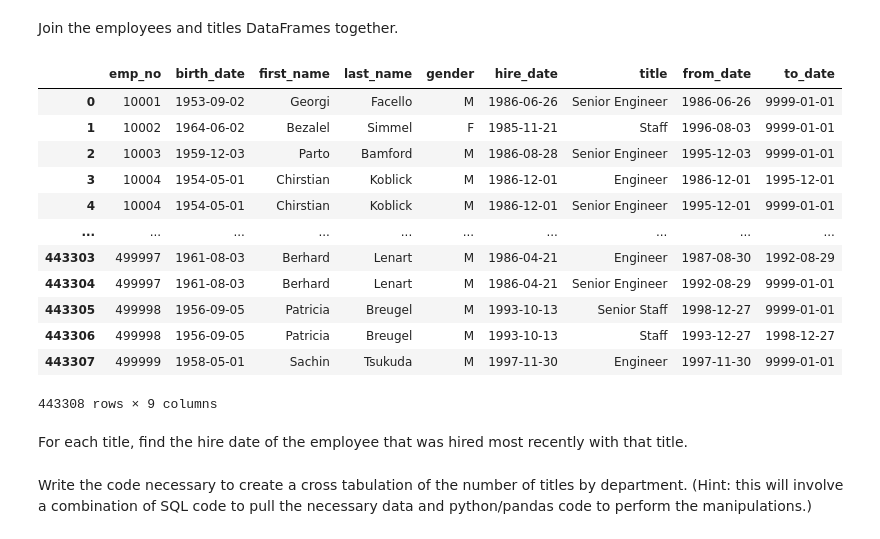
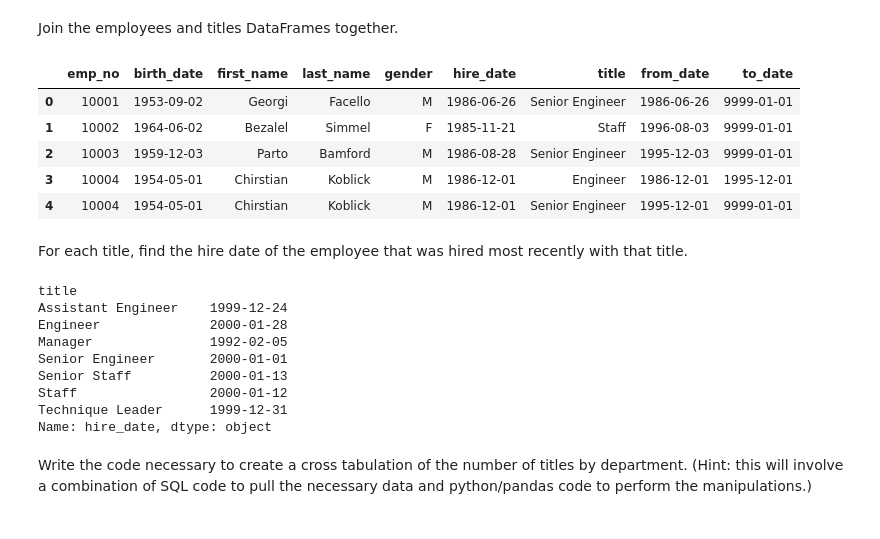
Before and after one commit to lewisalexia/numpy-pandas-visualization-exercises, a Jupyter notebook: advanced_dataframes.ipynb, the cells around one changed output. Saved outputs shown, nothing was run; the diff lists cells and outputs as text; code cells hidden in the pictures.

```diff
--- a/advanced_dataframes.ipynb
+++ b/advanced_dataframes.ipynb
@@ -583,28 +540,33 @@ Name: item_price, dtype: float64
 # %% [markdown]
 Join the employees and titles DataFrames together.
 # %%
-emp_titles = emp.merge(
-                        titles,\
-                        how='inner',\
-                        on='emp_no',\
-                        )
+et = emp.merge(
+                titles,\
+                how='inner',\
+                on='emp_no',\
+                )
 # %%
-emp_titles
+et.head()
 # %% [output]
 |  | emp_no | birth_date | first_name | last_name | gender | hire_date | title | from_date | to_date |
 | 0 | 10001 | 1953-09-02 | Georgi | Facello | M | 1986-06-26 | Senior Engineer | 1986-06-26 | 9999-01-01 |
 | 1 | 10002 | 1964-06-02 | Bezalel | Simmel | F | 1985-11-21 | Staff | 1996-08-03 | 9999-01-01 |
 | 2 | 10003 | 1959-12-03 | Parto | Bamford | M | 1986-08-28 | Senior Engineer | 1995-12-03 | 9999-01-01 |
 | 3 | 10004 | 1954-05-01 | Chirstian | Koblick | M | 1986-12-01 | Engineer | 1986-12-01 | 1995-12-01 |
 | 4 | 10004 | 1954-05-01 | Chirstian | Koblick | M | 1986-12-01 | Senior Engineer | 1995-12-01 | 9999-01-01 |
-| ... | ... | ... | ... | ... | ... | ... | ... | ... | ... |
-| 443303 | 499997 | 1961-08-03 | Berhard | Lenart | M | 1986-04-21 | Engineer | 1987-08-30 | 1992-08-29 |
-| 443304 | 499997 | 1961-08-03 | Berhard | Lenart | M | 1986-04-21 | Senior Engineer | 1992-08-29 | 9999-01-01 |
-| 443305 | 499998 | 1956-09-05 | Patricia | Breugel | M | 1993-10-13 | Senior Staff | 1998-12-27 | 9999-01-01 |
-| 443306 | 499998 | 1956-09-05 | Patricia | Breugel | M | 1993-10-13 | Staff | 1993-12-27 | 1998-12-27 |
-| 443307 | 499999 | 1958-05-01 | Sachin | Tsukuda | M | 1997-11-30 | Engineer | 1997-11-30 | 9999-01-01 |
-443308 rows × 9 columns
 # %% [markdown]
 For each title, find the hire date of the employee that was hired most recently with that title.
+# %%
+et.groupby('title').hire_date.max()
+# %% [output]
+title
+Assistant Engineer    1999-12-24
+Engineer              2000-01-28
+Manager               1992-02-05
+Senior Engineer       2000-01-01
+Senior Staff          2000-01-13
+Staff                 2000-01-12
+Technique Leader      1999-12-31
+Name: hire_date, dtype: object
 # %% [markdown]
 Write the code necessary to create a cross tabulation of the number of titles by department. (Hint: this will involve a combination of SQL code to pull the necessary data and python/pandas code to perform the manipulations.)
```
Also changed, not shown: parts of 21 cells of this notebook.
